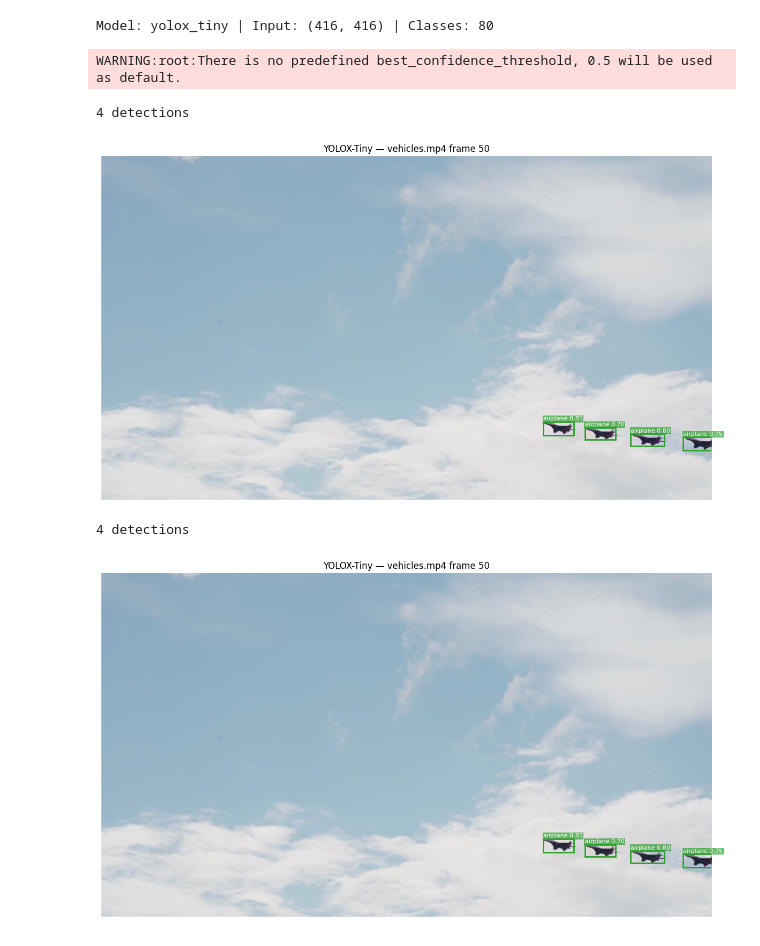
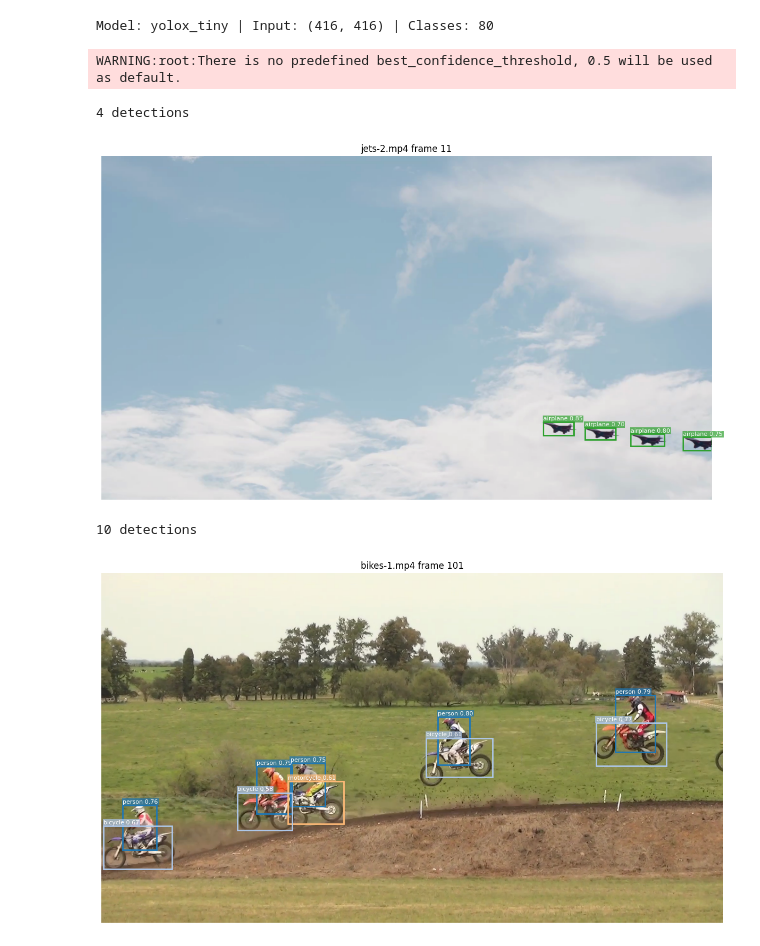
Before and after one commit to omkar-334/otx, a Jupyter notebook: image_tracker.ipynb, the cells around one changed output. Cells and saved outputs as stored; diff of their text form; code cells hidden in the pictures.

Commit message:
update image tracker

```diff
--- a/image_tracker.ipynb
+++ b/image_tracker.ipynb
@@ -128,20 +129,20 @@ def plot_detections(frame_bgr, detections, class_names=COCO_CLASSES, title="Dete
     plt.show()
 # %%
 # Test: detect on a single frame and plot
-frame = get_frame("videos/jets-2.mp4", frame_idx=11)
+frame = get_frame("videos/original/jets-2.mp4", frame_idx=11)
 dets = detect_frame(model, frame, DEVICE, conf_threshold=0.3)
 print(f"{len(dets)} detections")
-plot_detections(frame, dets, title="YOLOX-Tiny — vehicles.mp4 frame 50")
+plot_detections(frame, dets, title="jets-2.mp4 frame 11")
 # %% [output]
 WARNING:root:There is no predefined best_confidence_threshold, 0.5 will be used as default.
 4 detections
-[figure, old version]
+[figure, new version]
 # %%
 # Test: detect on a single frame and plot
-frame = get_frame("videos/jets-2.mp4", frame_idx=11)
+frame = get_frame("videos/original/bikes-1.mp4", frame_idx=101)
 dets = detect_frame(model, frame, DEVICE, conf_threshold=0.3)
 print(f"{len(dets)} detections")
-plot_detections(frame, dets, title="YOLOX-Tiny — vehicles.mp4 frame 50")
+plot_detections(frame, dets, title="bikes-1.mp4 frame 101")
 # %% [output]
-4 detections
+10 detections
-[figure, old version]
+[figure, new version]
```
Also changed, not shown: parts of 1 cell of this notebook.
